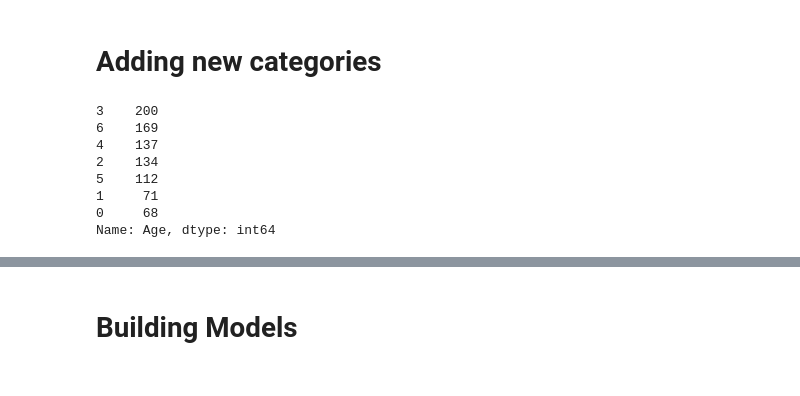
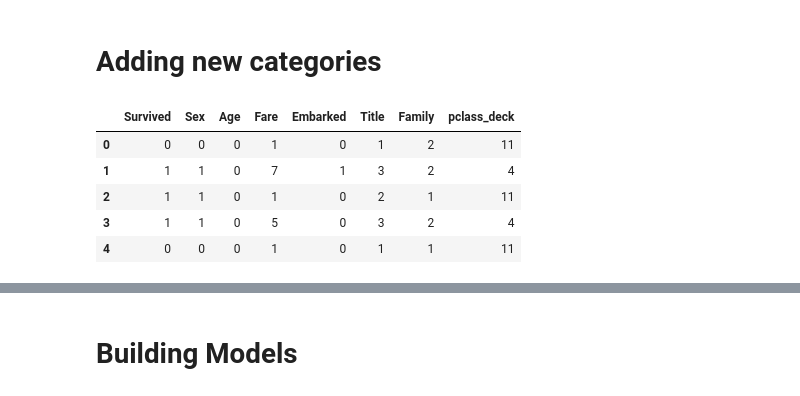
Before and after one commit to ramsoi53/ramsoi, a Jupyter notebook: My_titanic_ver1.ipynb, the cells around one changed output, grey strips where cells are left out. Saved outputs shown, nothing was run; the diff lists cells and outputs as text; code cells hidden in the pictures.

```diff
--- a/My_titanic_ver1.ipynb
+++ b/My_titanic_ver1.ipynb
@@ -341,17 +351,15 @@ for dataset in data:
   dataset.loc[(dataset['Age'] > 33) & (dataset['Age'] <= 40), 'Age'] = 5
   dataset.loc[(dataset['Age'] > 40) & (dataset['Age'] <= 66), 'Age'] = 6
   dataset.loc[ dataset['Age'] > 66, 'Age'] = 6
-# %%
-train_df['Age'].value_counts()
-# %% [output]
-3    200
-6    169
-4    137
-2    134
-5    112
-1     71
-0     68
-Name: Age, dtype: int64
+# %%
+train_df.head()
+# %% [output]
+|  | Survived | Sex | Age | Fare | Embarked | Title | Family | pclass_deck |
+| 0 | 0 | 0 | 0 | 1 | 0 | 1 | 2 | 11 |
+| 1 | 1 | 1 | 0 | 7 | 1 | 3 | 2 | 4 |
+| 2 | 1 | 1 | 0 | 1 | 0 | 2 | 1 | 11 |
+| 3 | 1 | 1 | 0 | 5 | 0 | 3 | 2 | 4 |
+| 4 | 0 | 0 | 0 | 1 | 0 | 1 | 1 | 11 |
 # %%
 #Family
 
```
Also changed, not shown: parts of 8 cells of this notebook.
